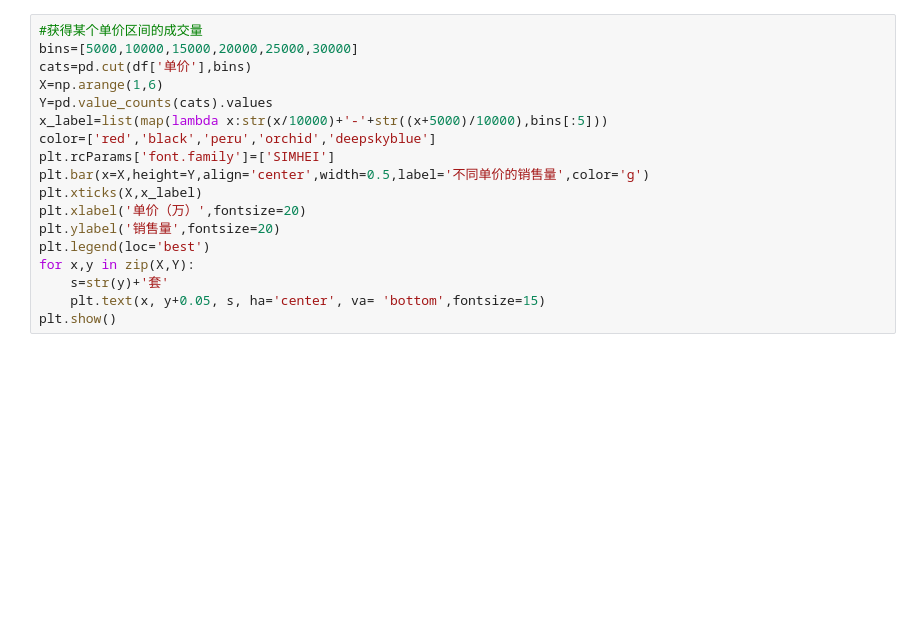
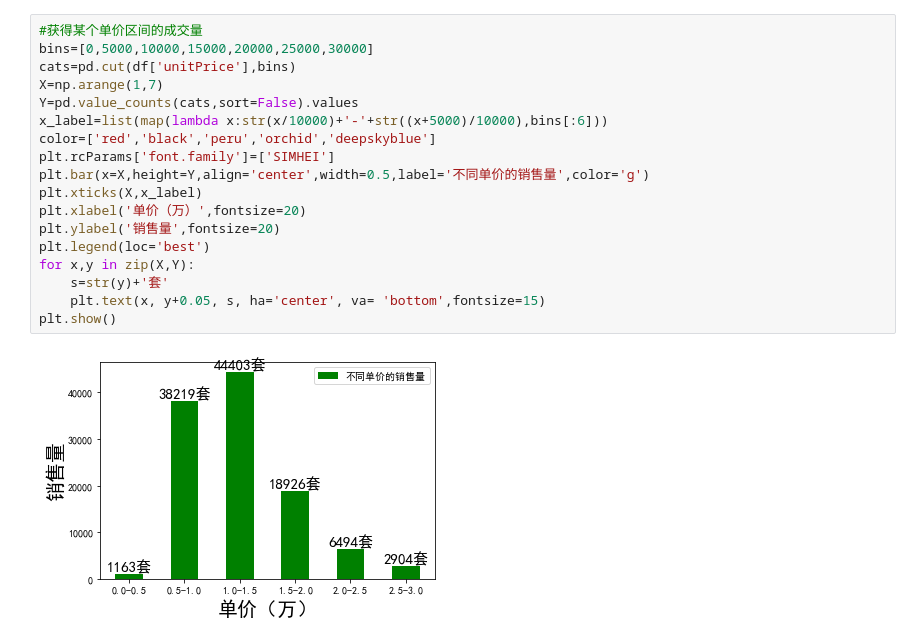
Before and after one commit to hc198974/spider_lianjia, a Jupyter notebook: describe_data.ipynb, the cells around one changed output. Cells and saved outputs as stored; diff of their text form; blank space fills up the shorter version.

```diff
--- a/describe_data.ipynb
+++ b/describe_data.ipynb
@@ -50,18 +75,20 @@ plt.show()
 # %%
 #获得某个单价区间的成交量
-bins=[5000,10000,15000,20000,25000,30000]
-cats=pd.cut(df['单价'],bins)
-X=np.arange(1,6)
-Y=pd.value_counts(cats).values
-x_label=list(map(lambda x:str(x/10000)+'-'+str((x+5000)/10000),bins[:5]))
+bins=[0,5000,10000,15000,20000,25000,30000]
+cats=pd.cut(df['unitPrice'],bins)
+X=np.arange(1,7)
+Y=pd.value_counts(cats,sort=False).values
+x_label=list(map(lambda x:str(x/10000)+'-'+str((x+5000)/10000),bins[:6]))
 color=['red','black','peru','orchid','deepskyblue']
 plt.rcParams['font.family']=['SIMHEI']
 plt.bar(x=X,height=Y,align='center',width=0.5,label='不同单价的销售量',color='g')
 plt.xticks(X,x_label)
 plt.xlabel('单价（万）',fontsize=20)
 plt.ylabel('销售量',fontsize=20)
 plt.legend(loc='best')
 for x,y in zip(X,Y):
     s=str(y)+'套'
     plt.text(x, y+0.05, s, ha='center', va= 'bottom',fontsize=15)
 plt.show()
+# %% [output]
+[figure, added]
```
Also changed, not shown: parts of 9 cells of this notebook, 4 other files.
